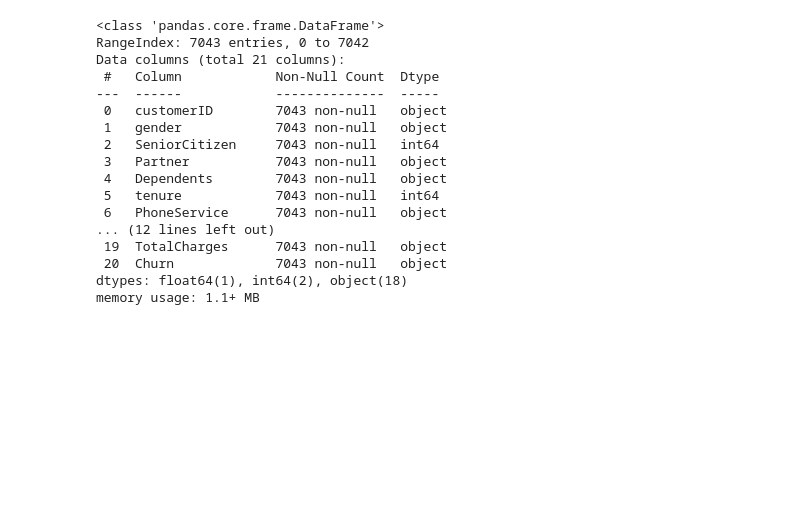
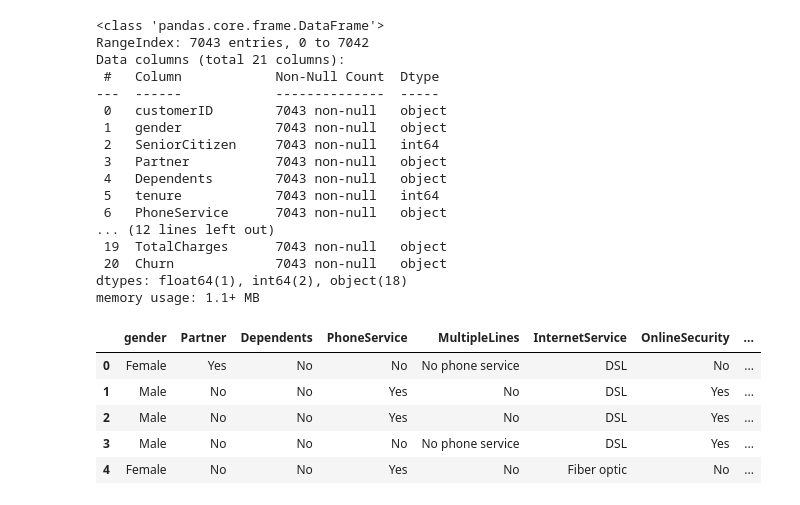
Before and after one commit to guilhermelaviola/CustomerChurnPredictionModel, a Jupyter notebook: CustomerChurnPredictionModel.ipynb, the cells around one changed output. Cells and saved outputs as stored; diff of their text form; code cells hidden in the pictures; blank space fills up the shorter version.

```diff
--- a/CustomerChurnPredictionModel.ipynb
+++ b/CustomerChurnPredictionModel.ipynb
@@ -128,3 +128,21 @@ Data columns (total 21 columns):
  20  Churn             7043 non-null   object
 dtypes: float64(1), int64(2), object(18)
 memory usage: 1.1+ MB
+# %%
+# Converting the 'TotalCharges' column into a numeric one.
+df['TotalCharges'] = df['TotalCharges'].apply(lambda x: pd.to_numeric(x, errors = 'coerce')).dropna()
+# %%
+# The categorical variables in the dataset need to be converted into a numeric
+# format before we can feed them into the machine learning model.
+
+# Here we're gonna perform the encoding, but let's start by taking a look at the
+# categorical features in the dataset:
+cat_features = df.drop(['customerID', 'TotalCharges', 'MonthlyCharges', 'SeniorCitizen', 'tenure'], axis = 1)
+cat_features.head()
+# %% [output]
+|  | gender | Partner | Dependents | PhoneService | MultipleLines | InternetService | OnlineSecurity | ... |
+| 0 | Female | Yes | No | No | No phone service | DSL | No | ... |
+| 1 | Male | No | No | Yes | No | DSL | Yes | ... |
+| 2 | Male | No | No | Yes | No | DSL | Yes | ... |
+| 3 | Male | No | No | No | No phone service | DSL | Yes | ... |
+| 4 | Female | No | No | Yes | No | Fiber optic | No | ... |
```
Also changed, not shown: parts of 3 cells of this notebook.
